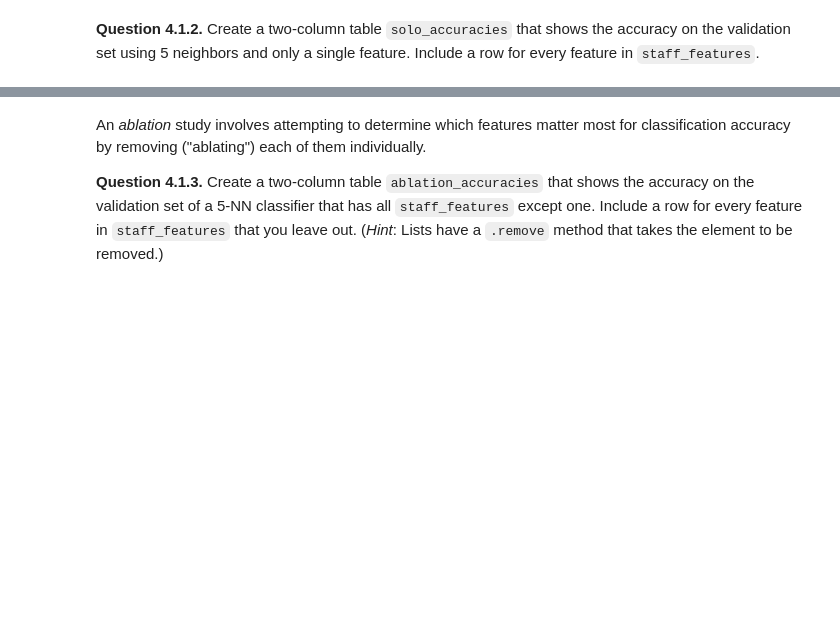
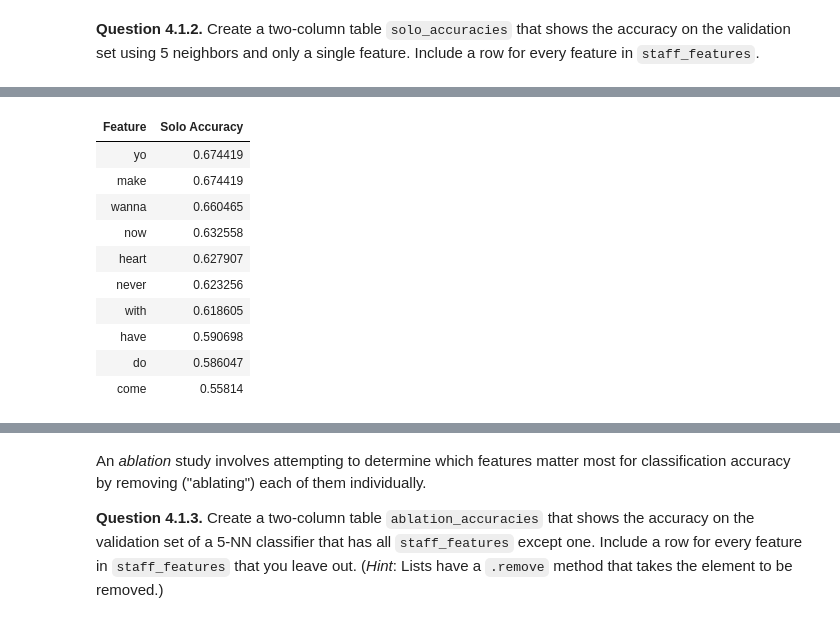
Before and after one commit to data-8/data8assets, a Jupyter notebook: labs/project2/project2.ipynb, the cells around one changed output, grey strips where cells are left out. Saved outputs shown, nothing was run; the diff lists cells and outputs as text; code cells hidden in the pictures; blank space fills up the shorter version.

```diff
--- a/labs/project2/project2.ipynb
+++ b/labs/project2/project2.ipynb
@@ -754,25 +728,17 @@ As soon as you begin comparing the performance of many different classifiers, se
 # %% [markdown]
 **Question 4.1.1.** Define a higher-order function `accuracy_on` that takes an evaluation set, either `valid_lyrics` or `test_lyrics`. It returns a function that takes a feature list and a value for `k`, and returns the accuracy (proprotion correct) of a `k`-NN classifier on the evaluation set using those features.
 # %%
-# def accuracy_on(evaluation_set):
-#     def accuracy(features, k):
-#         train = train_lyrics.select(features)
-#         validation = test_lyrics.select(features)
-#         guesses = validation.apply(classify_using(train,train_lyrics.column('Genre'), k))
-#         accuracy = np.count_nonzero(guesses ==  test_lyrics.column('Genre'))/ validation.num_rows
-#     return accuracy
+def accuracy_on(evaluation_set):
+    def accuracy(features, k):
+        train = train_lyrics.select(features)
+        validation = evaluation_set.select(features)
+        guesses = validation.apply(classify_using(train,train_lyrics.column('Genre'), k))
+        proportion = np.count_nonzero(guesses ==  evaluation_set.column('Genre'))/ \
+                                      len(guesses)
+        return proportion
+    return accuracy
 
-# valid_accuracy = accuracy_on(valid_lyrics)
+valid_accuracy = accuracy_on(valid_lyrics)
 
-# valid_accuracy(features_staff, 5)
-
-
-def accuracy(features, k):
-
-    train = train_lyrics.select(features)
-    validation = test_lyrics.select(features)
-    guesses = validation.apply(classify_using(train,train_lyrics.column('Genre'), k))
-    accuracy = np.count_nonzero(guesses ==  test_lyrics.column('Genre'))/ validation.num_rows
-    return accuracy
-accuracy(["come", "do", "have", "heart", "make", "never", "now", "wanna", "with", "yo"], 5)
+valid_accuracy(features_staff, 5)
 # %% [output]
@@ -802,6 +759,8 @@ Test summary
 # %%
 solo_accuracies = Table(['Feature', 'Solo Accuracy'])
 for f in features_staff:
+    acc = valid_accuracy(f, 5)
+    solo_accuracies.append((f, acc))
 
 solo_accuracies.sort(1, descending=True)
 # %% [output]
@@ -809,2 +767,13 @@ IndentationError: expected an indented block (<ipython-input-53-7106beb73d55>, l
+| Feature | Solo Accuracy |
+| yo | 0.674419 |
+| make | 0.674419 |
+| wanna | 0.660465 |
+| now | 0.632558 |
+| heart | 0.627907 |
+| never | 0.623256 |
+| with | 0.618605 |
+| have | 0.590698 |
+| do | 0.586047 |
+| come | 0.55814 |
 # %%
 _ = project2.grade("q412")
```
Also changed, not shown: parts of 24 cells of this notebook.
